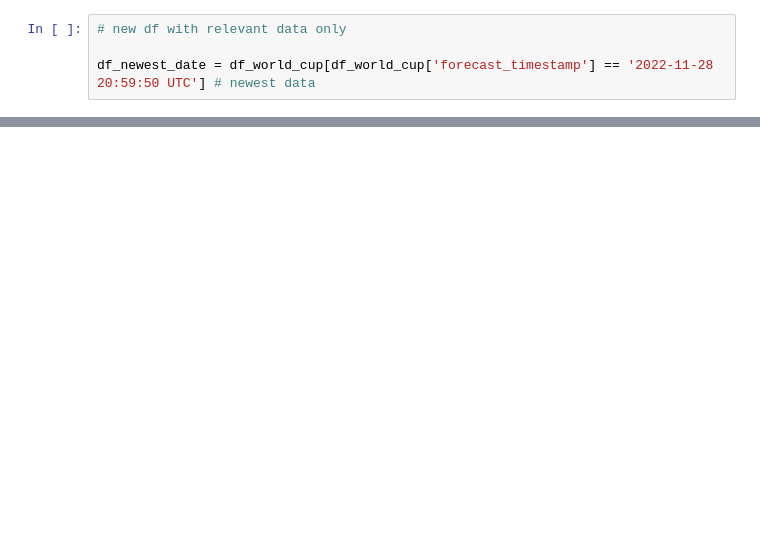
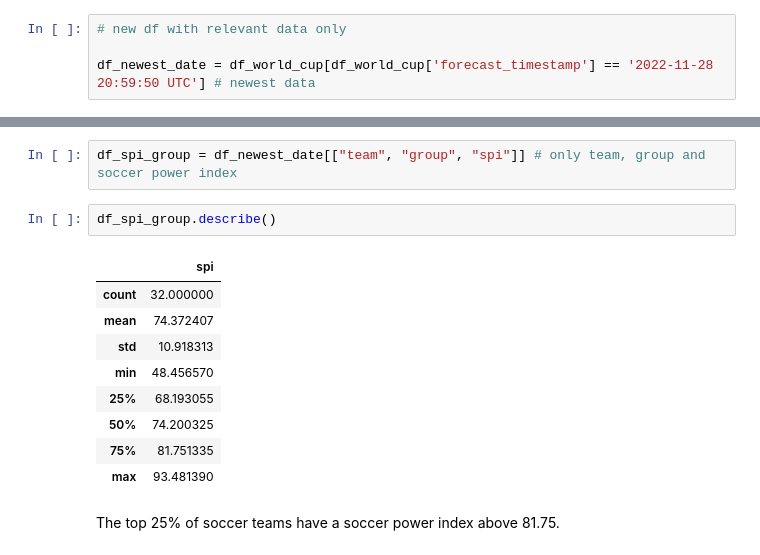
Before and after one commit to Philipp-Bauer/homework-1, a Jupyter notebook: notebooks/04-data-exploration.ipynb, the cells around one changed output, grey strips where cells are left out. Cells and saved outputs as stored; diff of their text form; blank space fills up the shorter version.

```diff
--- a/notebooks/04-data-exploration.ipynb
+++ b/notebooks/04-data-exploration.ipynb
@@ -210,0 +215,16 @@ points.configure_title(color='#394c1e', font='Times New Roman', fontSize=20) # c
+# %%
+df_spi_group = df_newest_date[["team", "group", "spi"]] # only team, group and soccer power index
+# %%
+df_spi_group.describe()
+# %% [output]
+|  | spi |
+| count | 32.000000 |
+| mean | 74.372407 |
+| std | 10.918313 |
+| min | 48.456570 |
+| 25% | 68.193055 |
+| 50% | 74.200325 |
+| 75% | 81.751335 |
+| max | 93.481390 |
+# %% [markdown]
+The top 25% of soccer teams have a soccer power index above 81.75.
```
Also changed, not shown: parts of 5 cells of this notebook.
